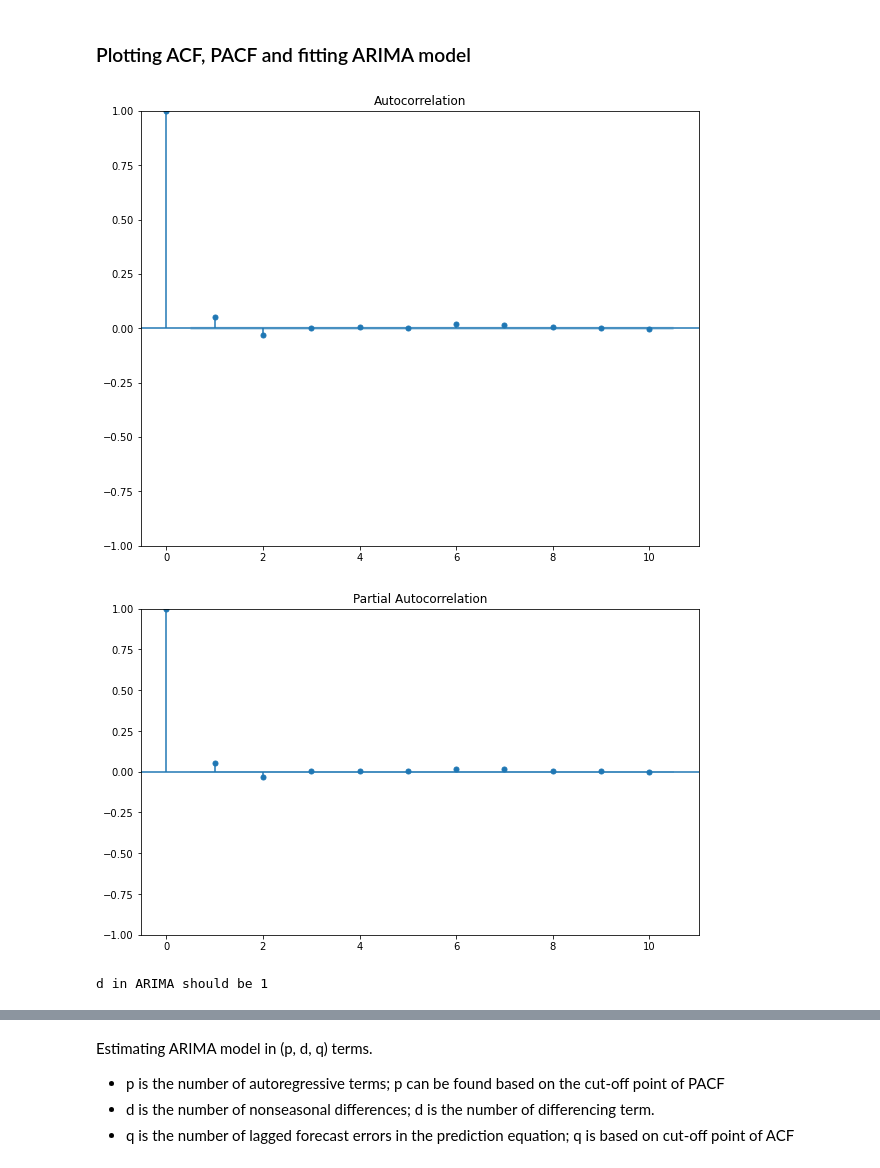
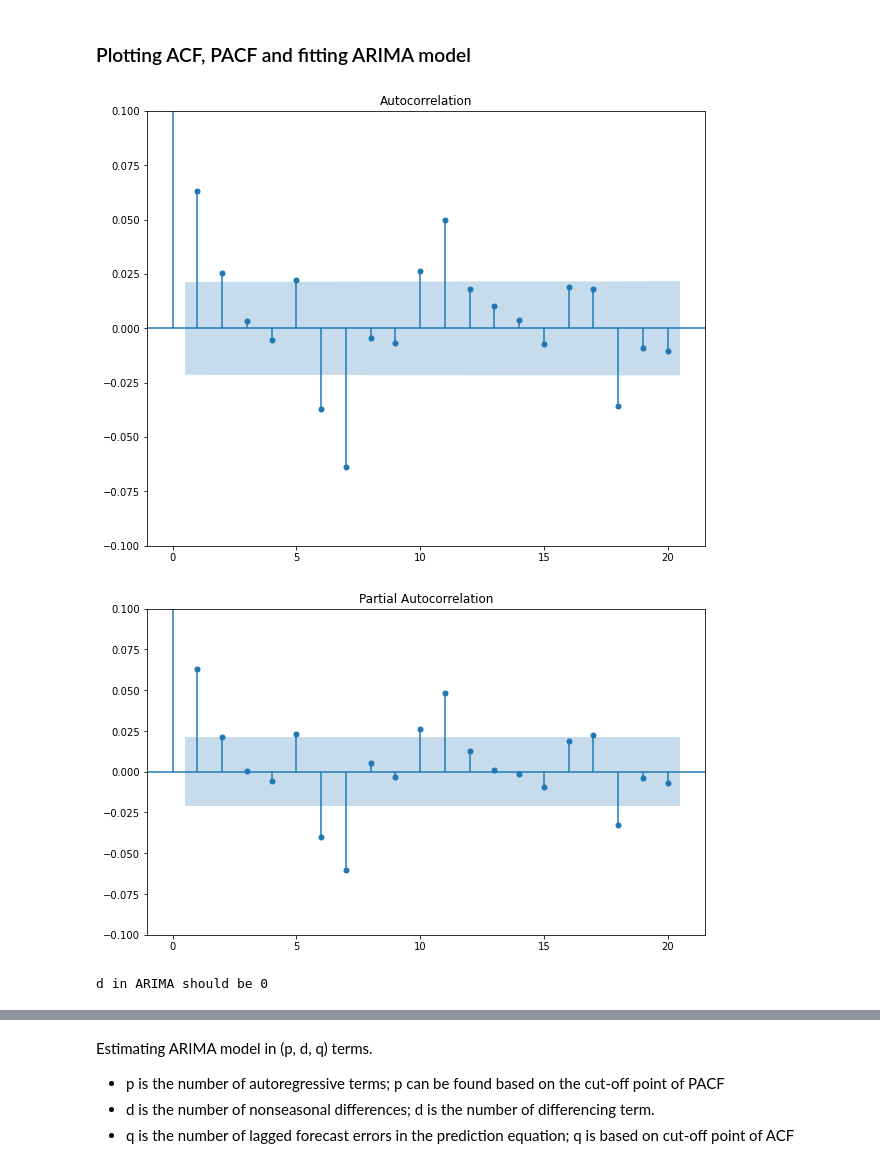
Before and after one commit to nkb36/vn30_futures, a Jupyter notebook: Exploratory Data Analysis.ipynb, the cells around one changed output, grey strips where cells are left out. Drawn from its saved outputs; the diff is of its cells as text; code cells hidden in the pictures.

```diff
--- a/Exploratory Data Analysis.ipynb
+++ b/Exploratory Data Analysis.ipynb
@@ -3,5 +3,5 @@ import pandas as pd
 import numpy as np
 import matplotlib.pyplot as plt
 # %%
-vn30f5m = pd.read_csv(r"../data/VN30F1M_5min_cleaned.csv",parse_dates=[0],index_col=0)
+df = pd.read_csv(r"../data/VN30F1M_1min_cleaned.csv",parse_dates=[0],index_col=0)
 # %%
@@ -22,5 +21,5 @@ Text(0.5, 1.0, 'VN30 Futures Prices at 5Min Interval')
 [figure]
 # %%
-vn30f5m["close_diff_t1"] = vn30f5m["close"].diff()
-vn30f5m["close_diff_pct_t1"] = vn30f5m["close"].pct_change()
+df["close_diff_t1"] = df["close"].diff()
+df["close_diff_pct_t1"] = df["close"].pct_change()
 # %%
@@ -40,21 +90,25 @@ plt.show()
 from statsmodels.graphics.tsaplots import plot_acf, plot_pacf
 # %%
 fig, ax1 = plt.subplots(1, figsize=(10,8))
-plot_acf(vn30f5m["close_diff_t1"].dropna(), ax=ax1, lags=10);
+plot_acf(df["close_diff_pct_t1"].dropna(), ax=ax1, lags=20);
+ax1.set_ylim(-0.1, 0.1)
+plt.show()
 # %% [output]
-[figure, old version]
+[figure, new version]
 # %%
 import warnings
 warnings.simplefilter(action='ignore', category=FutureWarning)
 fig, ax1 = plt.subplots(1, figsize=(10,6))
-plot_pacf(vn30f5m["close_diff_t1"].dropna(), ax=ax1, lags=10);
+plot_pacf(df["close_diff_pct_t1"].dropna(), ax=ax1, lags=20);
+ax1.set_ylim(-0.1, 0.1)
+plt.show()
 # %% [output]
-[figure, old version]
+[figure, new version]
 # %%
 # Estimate the ARIMA differencing term based on Augmented Dickey-Fuller test
 
 from pmdarima.arima.utils import ndiffs
-diff_term = ndiffs(vn30f5m["close"].dropna(), test = "adf")
+diff_term = ndiffs(df["close_diff_pct_t1"].dropna(), test = "adf")
 print("d in ARIMA should be", diff_term)
 # %% [output]
-d in ARIMA should be 1
+d in ARIMA should be 0
```
Also changed, not shown: parts of 11 cells of this notebook, 3 other files.
